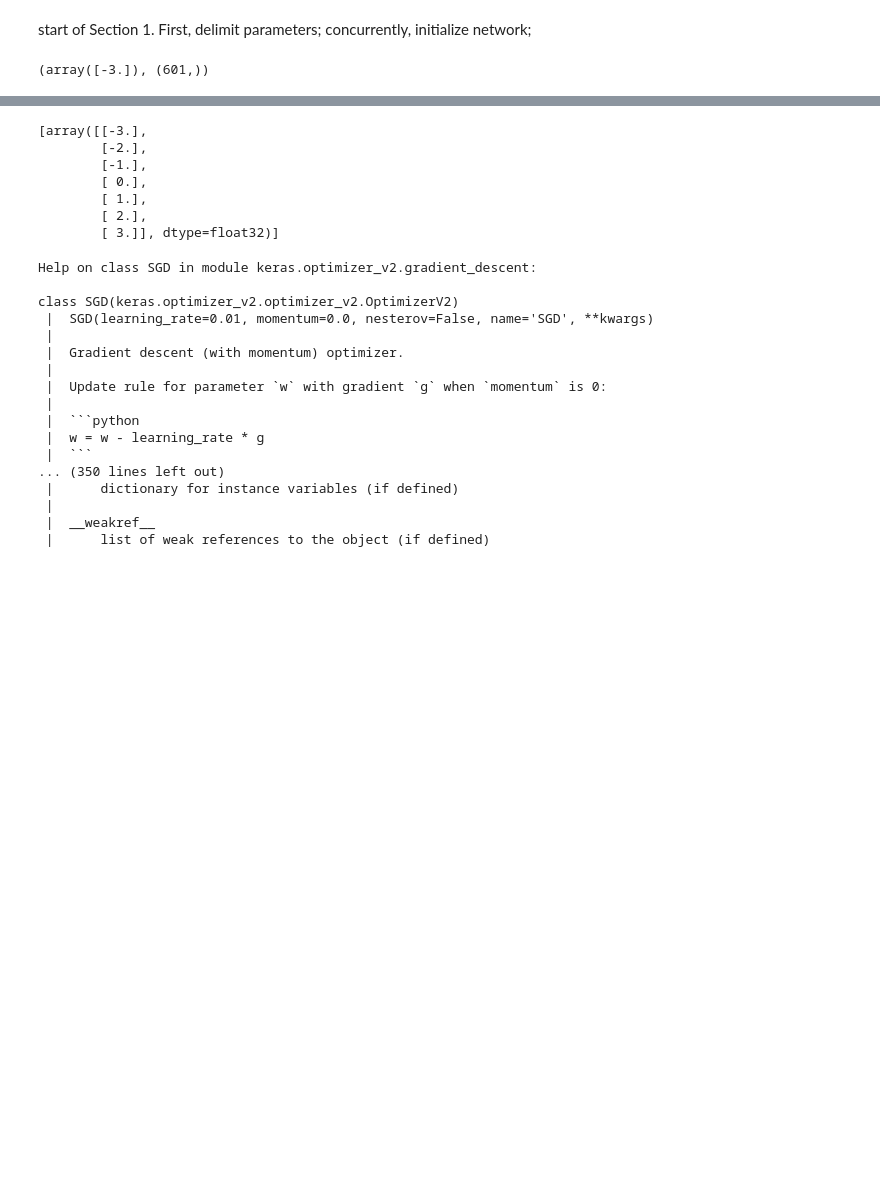
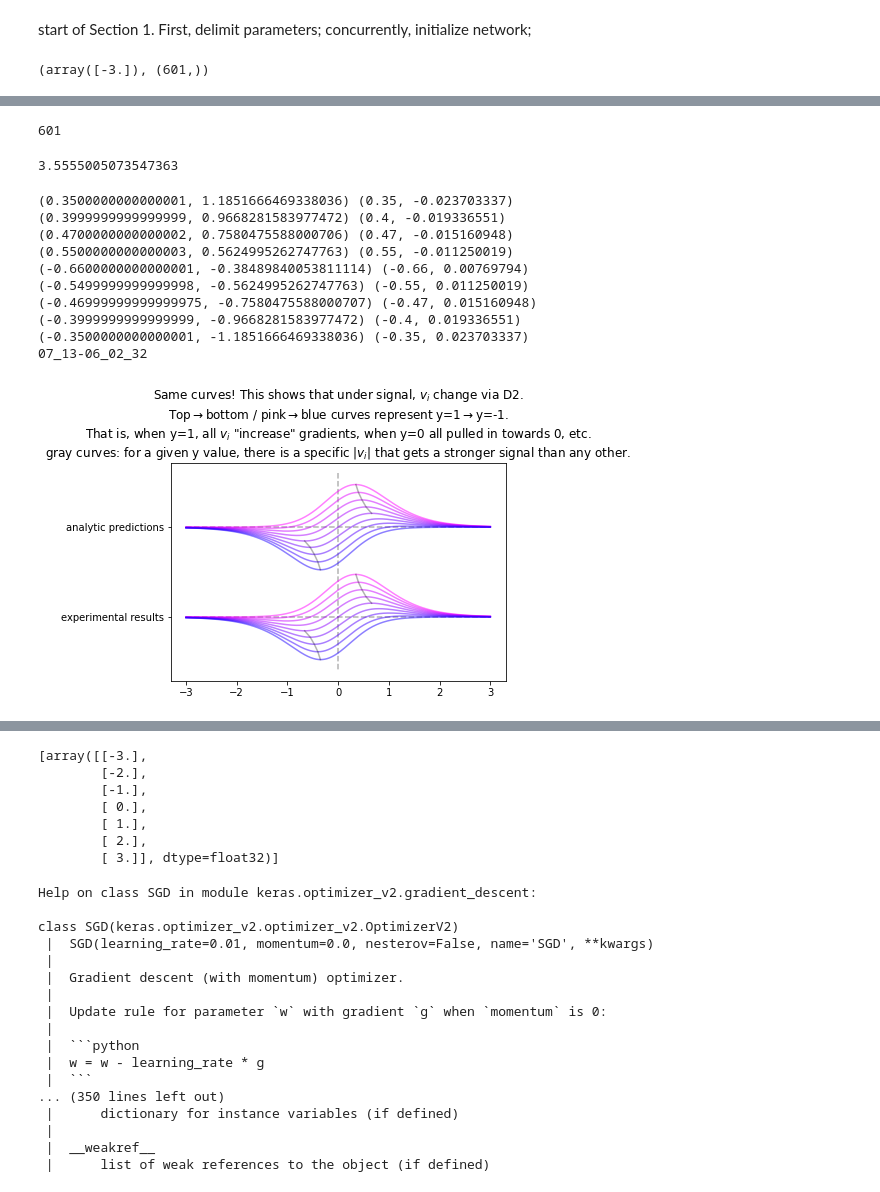
Before and after one commit to taoketao/activation-zones, a Jupyter notebook: signal-follows-D2-check-experiments/tf/signal-follows-D2-notebook.ipynb, the cells around one changed output, grey strips where cells are left out. Saved outputs shown, nothing was run; the diff lists cells and outputs as text; code cells hidden in the pictures; blank space fills up the shorter version.

Commit message:
quick-synced :wq Tue Jul 12 23:15:33 2022 tweaking things and enhanced signal-follows-D2 plots to show varied D2 curves per varied y values.

```diff
--- a/signal-follows-D2-check-experiments/tf/signal-follows-D2-notebook.ipynb
+++ b/signal-follows-D2-check-experiments/tf/signal-follows-D2-notebook.ipynb
@@ -53,8 +57,10 @@ start of Section 1. First, delimit parameters; concurrently, initialize network;
 # %%
 # delimit parameters
 Nonlinearities = [ ('tanh',tanh) ]                  # s_counter
-Y_values = [0,-1,1]                                 # y_counter
+# Y_values = [0,-1,1]                                 # y_counter
+Y_values = list(np.linspace(-1,1,9))
 V_values = np.linspace(-3,3,100*(3--3)+1)           # v_counter
+# V_values = np.linspace(-3,3,14)           # dev
 X_data = [ np.ones(v.shape) for v in V_values ]     # x_counter
 
 learning_rate=1e0
@@ -162,0 +159,71 @@ Text(0.5, 1.0, 'same curves!')
+# %%
+#wtct[:,:,:,297:303,:]
+len(wtc)/9, len(wtc)%9,V_values.shape
+len(V_values)
+# %% [output]
+601
+# %%
+150*np.max(wtct[:,:,:,:,1])#, key=lambda x:x[1])[1]
+# %% [output]
+3.5555005073547363
+# %%
+shift_ = 2.5
+scale_ = 50
+# shift_ = min(wtc, key=lambda x:x[1])[1] * 2.1 * scale_
+
+# plot axes
+plt.plot([0,0], [1.5,-shift_-1.5], '--', color=[0,0,0,0.3])
+plt.plot([-3,3], [0,0], '--', color=[0,0,0,0.3])
+plt.plot([-3,3], [-shift_, -shift_], '--', color=[0,0,0,0.3])
+plt.yticks([-shift_,0], ['experimental results','analytic predictions'])
+
+extrema1, extrema2=[],[]
+for yval_itr, y_val in enumerate(Y_values):
+    # plot analytic results
+    Plot(lambda x:d2_tanh(x,y_val), color=[1.-yval_itr/len(Y_values),0,1,0.5])
+    extremum1=max([(vi,d2_tanh(vi,y_val)) for vi in V_values], key=lambda x:abs(x[1]))
+    extrema1.append(extremum1)
+    if y_val==0:
+        extrema1.append((-extremum1[0], -extremum1[1]))
+
+    # plot experimental results
+    single_out_curve=wtc[yval_itr*V_values.shape[0]:(yval_itr+1)*V_values.shape[0]]
+    plt.plot([w[0] for w in single_out_curve],
+             [-scale_*w[1]-shift_ for w in single_out_curve],
+             color=[1.-yval_itr/len(Y_values),0,1,0.5])
+    extremum2=max(single_out_curve, key=lambda x:abs(x[1]))
+    #print(single_out_curve[:3], extremum_vi)# single_out_curve[extremum_vi[0]-1:extremum_vi[0]+1])
+    print(extremum1, extremum2)
+    extrema2.append((extremum2[0], -extremum2[1]*scale_-shift_))
+    if y_val==0:
+        extrema2.append((-extremum2[0], extremum2[1]*scale_-shift_))
+
+Len=len(extrema1)
+plt.plot([e[0] for e in extrema1 if e[0]<0],[e[1] for e in extrema1 if e[0]<0], color=[0,0,0,.3])
+plt.plot([e[0] for e in extrema1 if e[0]>0],[e[1] for e in extrema1 if e[0]>0], color=[0,0,0,.3])
+plt.plot([e[0] for e in extrema2 if e[0]<0],[e[1] for e in extrema2 if e[0]<0], color=[0,0,0,.3])
+plt.plot([e[0] for e in extrema2 if e[0]>0],[e[1] for e in extrema2 if e[0]>0], color=[0,0,0,.3])
+
+plt.title(r'Same curves! This shows that under signal, $v_i$ change via D2.'+'\n'+
+          r'Top$\rightarrow$bottom / pink$\rightarrow$blue curves represent y=1$\rightarrow$y=-1.'+'\n'+
+          r'That is, when y=1, all $v_i$ "increase" gradients, when y=0 all pulled in towards 0, etc.'+'\n'+
+          r'gray curves: for a given y value, there is a specific $|v_i|$ that gets a stronger signal than any other.')
+
+if 0:
+    savefig_utf_timestamp=dt.now().strftime('%m_%d-%H_%M_%S')
+    print(savefig_utf_timestamp)
+    plt.savefig('figures/fig_'+savefig_utf_timestamp+'.pdf', bbox_inches='tight')
+if 0:
+    plt.show()
+# %% [output]
+(0.3500000000000001, 1.1851666469338036) (0.35, -0.023703337)
+(0.3999999999999999, 0.9668281583977472) (0.4, -0.019336551)
+(0.4700000000000002, 0.7580475588000706) (0.47, -0.015160948)
+(0.5500000000000003, 0.5624995262747763) (0.55, -0.011250019)
+(-0.6600000000000001, -0.38489840053811114) (-0.66, 0.00769794)
+(-0.5499999999999998, -0.5624995262747763) (-0.55, 0.011250019)
+(-0.46999999999999975, -0.7580475588000707) (-0.47, 0.015160948)
+(-0.3999999999999999, -0.9668281583977472) (-0.4, 0.019336551)
+(-0.3500000000000001, -1.1851666469338036) (-0.35, 0.023703337)
+07_13-06_02_32
+[figure, added]
```
Also changed, not shown: parts of 10 cells of this notebook, 3 other files.
